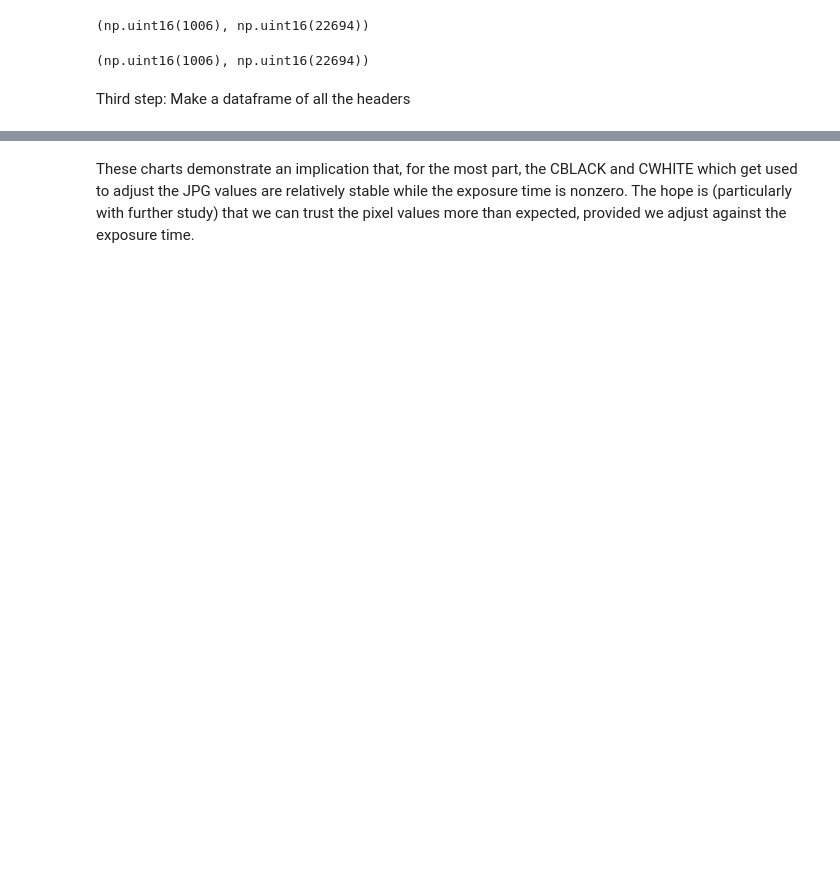
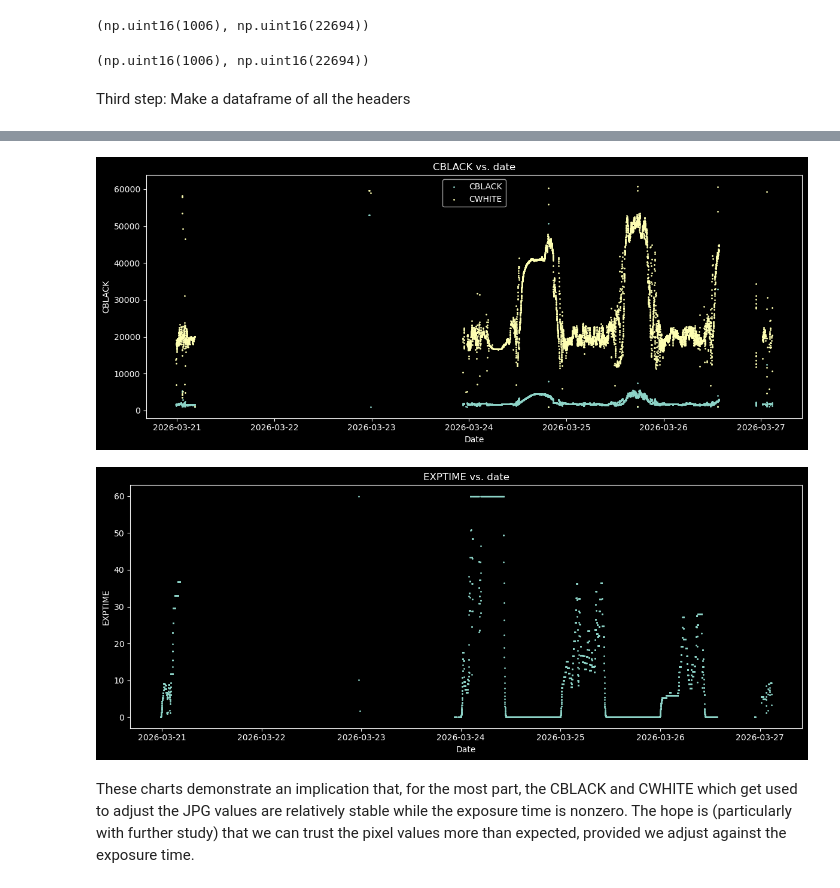
Before and after one commit to jfreuden/allsky-light-pollution, a Jupyter notebook: notebooks/exploratory/explore-fits-exposures.ipynb, the cells around one changed output, grey strips where cells are left out. Drawn from its saved outputs; the diff is of its cells as text; code cells hidden in the pictures; blank space fills up the shorter version.

```diff
--- a/notebooks/exploratory/explore-fits-exposures.ipynb
+++ b/notebooks/exploratory/explore-fits-exposures.ipynb
@@ -64,13 +59,9 @@ def extract_fits_headers(images):
             hdu: PrimaryHDU = hdul[0]
             header = hdu.header
             header_dict = dict(header)
-            filename = os.path.basename(image)
+            filename = image.name
             header_dict["fits_filename"] = filename
             header_dict["jpg_filename"] = filename[:-4] + ".JPG"
-
-            data = hdu.data
-
-
             headers.append(header_dict)
     return pd.DataFrame(headers)
 
@@ -115,2 +90,21 @@ header_df
+# %%
+plt.figure(figsize=(12, 5))
+plt.scatter(header_df["timestamp"], header_df["CBLACK"], s=1)
+plt.scatter(header_df["timestamp"], header_df["CWHITE"], s=1)
+plt.xlabel("Date")
+plt.ylabel("CBLACK")
+plt.title("CBLACK vs. date")
+plt.legend(["CBLACK", "CWHITE"])
+plt.tight_layout()
+
+plt.figure(figsize=(12, 5))
+plt.scatter(header_df["timestamp"], header_df["EXPTIME"], s=1)
+plt.xlabel("Date")
+plt.ylabel("EXPTIME")
+plt.title("EXPTIME vs. date")
+plt.tight_layout()
+# %% [output]
+[figure, added]
+[figure, added]
 # %% [markdown]
 These charts demonstrate an implication that, for the most part, the CBLACK and CWHITE which get used to adjust the JPG values are relatively stable while the exposure time is nonzero. The hope is (particularly with further study) that we can trust the pixel values more than expected, provided we adjust against the exposure time.
```
Also changed, not shown: parts of 6 cells of this notebook.
